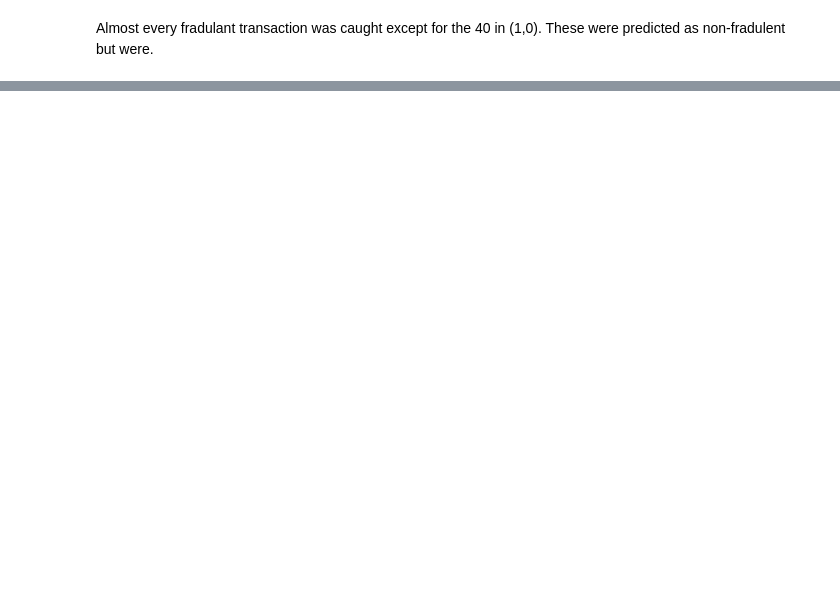
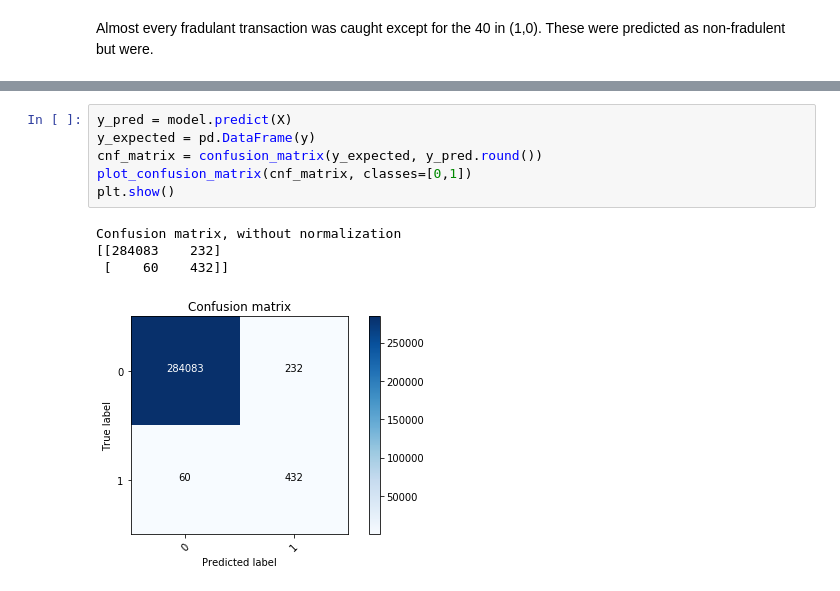
Before and after one commit to KevinAmrelle/Machine-Learning, a Jupyter notebook: Credit_Card_Fraud- Deep_Neural_Network.ipynb, the cells around one changed output, grey strips where cells are left out. Cells and saved outputs as stored; diff of their text form; blank space fills up the shorter version.

```diff
--- a/Credit_Card_Fraud- Deep_Neural_Network.ipynb
+++ b/Credit_Card_Fraud- Deep_Neural_Network.ipynb
@@ -269,0 +355,11 @@ This is the same as the first Confusion Matrix but for different parameters
+# %%
+y_pred = model.predict(X)
+y_expected = pd.DataFrame(y)
+cnf_matrix = confusion_matrix(y_expected, y_pred.round())
+plot_confusion_matrix(cnf_matrix, classes=[0,1])
+plt.show()
+# %% [output]
+Confusion matrix, without normalization
+[[284083    232]
+ [    60    432]]
+[figure, added]
```
Also changed, not shown: parts of 24 cells of this notebook, 2 other files.
